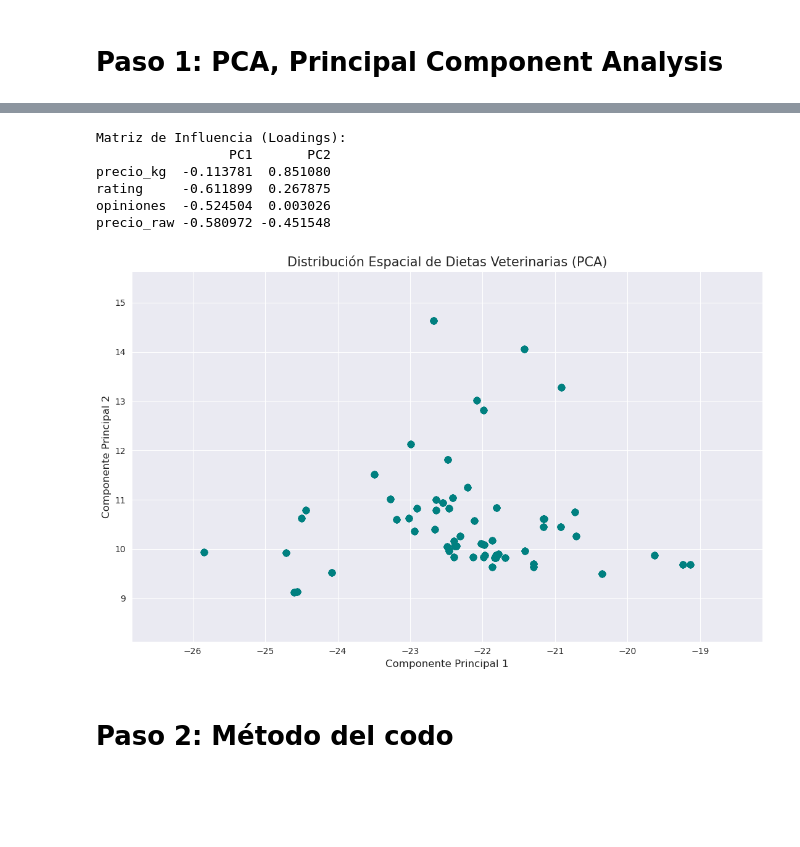
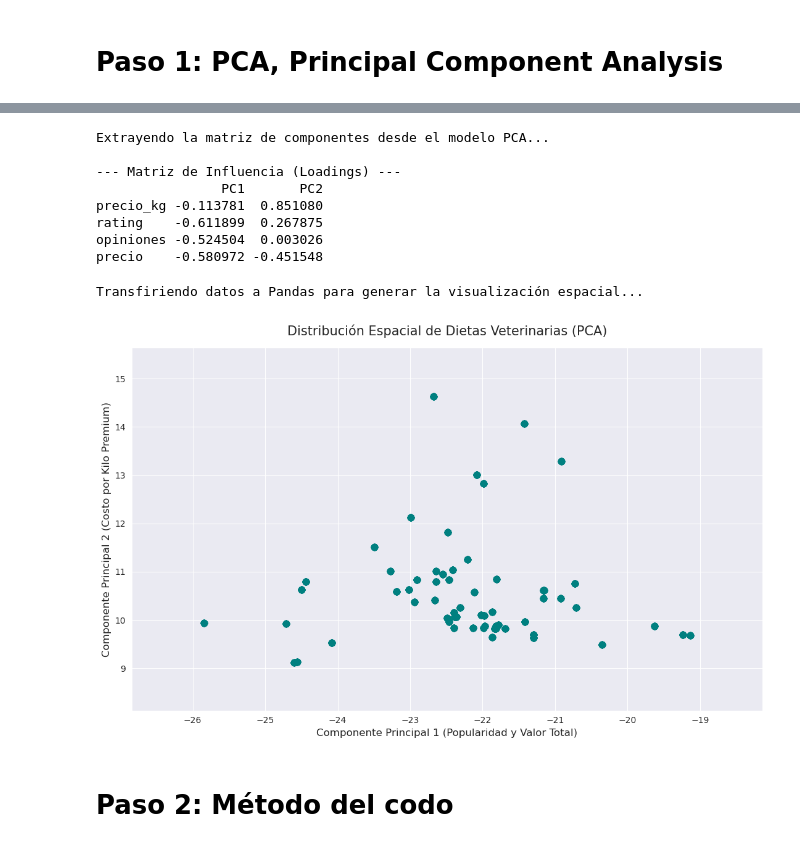
Before and after one commit to IICG-Coquimbo/practica-proyecto-equipo-agrotech, a Jupyter notebook: semanas/Semana 10/Clustering.ipynb, the cells around one changed output, grey strips where cells are left out. Saved outputs shown, nothing was run; the diff lists cells and outputs as text; code cells hidden in the pictures; blank space fills up the shorter version.

```diff
--- a/semanas/Semana 10/Clustering.ipynb
+++ b/semanas/Semana 10/Clustering.ipynb
@@ -107,19 +142,26 @@ only showing top 5 rows
 # %%
 from pyspark.ml.feature import VectorAssembler, StandardScaler, PCA
 
-# 1. Vectorizamos las columnas numéricas
+print("Ejecutando pipeline de preparación: Vectorización, Escalamiento y Reducción de Dimensiones (PCA)...")
+
+# 1. Vectorizamos las columnas numéricas clave de df_clustering
+# Ajustamos 'precio_raw' a 'precio' para que coincida con tu esquema de Atlas
 assembler = VectorAssembler(
-    inputCols=["precio_kg", "rating", "opiniones","precio_raw"],
+    inputCols=["precio_kg", "rating", "opiniones", "precio"],
     outputCol="features"
 )
 df_vector = assembler.transform(df_clustering)
 
-# 2. Escalamos los datos (K-Means es sensible a la escala)
-scaler = StandardScaler(inputCol="features", outputCol="scaledFeatures")
+# 2. Escalamos los datos (K-Means calcula distancias euclidianas, por lo que la escala es crítica)
+scaler = StandardScaler(inputCol="features", outputCol="scaledFeatures", withStd=True, withMean=False)
 scaler_model = scaler.fit(df_vector)
 df_scaled = scaler_model.transform(df_vector)
 
-# 3. PCA para reducir a 2 componentes (visualización)
+# 3. Aplicamos PCA para reducir a 2 componentes principales (Ideal para graficar en 2D)
 pca = PCA(k=2, inputCol="scaledFeatures", outputCol="pcaFeatures")
 pca_model = pca.fit(df_scaled)
 df_pca = pca_model.transform(df_scaled)
+
+print("¡Procesamiento PCA completado con éxito!")
+# Mostramos cómo quedaron los componentes principales mapeados
+df_pca.select("features", "scaledFeatures", "pcaFeatures").show(5, truncate=False)
@@ -126,65 +181,75 @@ df_pca = pca_model.transform(df_scaled)
 # %%
-# Extraemos la matriz de componentes
-# Cada fila es una variable, cada columna es un componente (PC1, PC2)
+import pandas as pd  # <--- ¡Esta es la línea que faltaba!
+
+print("Extrayendo la matriz de componentes desde el modelo PCA...")
+
+# 1. Extraemos las cargas (loadings) del modelo ajustado en la celda anterior
 loadings = pca_model.pc.toArray()
 
-# Creamos un DataFrame para visualizarlo mejor
-import pandas as pd
-variables = ["precio_kg", "rating", "opiniones", "precio_raw"]
+# 2. Definimos las variables en el orden exacto en que alimentaron al VectorAssembler
+variables = ["precio_kg", "rating", "opiniones", "precio"]
+
+# 3. Creamos el DataFrame de Pandas para visualizar el peso de cada variable en PC1 y PC2
 pc_loadings = pd.DataFrame(loadings, columns=['PC1', 'PC2'], index=variables)
 
-print("Matriz de Influencia (Loadings):")
+print("\n--- Matriz de Influencia (Loadings) ---")
 print(pc_loadings)
 # %% [output]
-Matriz de Influencia (Loadings):
-                 PC1       PC2
-precio_kg  -0.113781  0.851080
-rating     -0.611899  0.267875
-opiniones  -0.524504  0.003026
-precio_raw -0.580972 -0.451548
+Extrayendo la matriz de componentes desde el modelo PCA...
+
+--- Matriz de Influencia (Loadings) ---
+                PC1       PC2
+precio_kg -0.113781  0.851080
+rating    -0.611899  0.267875
+opiniones -0.524504  0.003026
+precio    -0.580972 -0.451548
 # %%
 import pandas as pd
 import seaborn as sns
 import matplotlib.pyplot as plt
 import numpy as np
 
-# 1. Extraemos solo las componentes y la marca (sin buscar 'prediction')
-# Usamos 'marca' porque es lo que sugería tu log de error
-pdf_pca_raw = df_pca.select("pcaFeatures", "marca").toPandas()
+print("Transfiriendo datos a Pandas para generar la visualización espacial...")
 
-# 2. Convertimos el vector de Spark a columnas PC1 y PC2
+# 1. Ajustado: Seleccionamos 'marca_cat' en lugar de la columna de texto 'marca'
+pdf_pca_raw = df_pca.select("pcaFeatures", "marca_cat").toPandas()
+
+# 2. Convertimos el vector de Spark a columnas numéricas independientes en Pandas (PC1 y PC2)
 pdf_pca_raw[['PC1', 'PC2']] = pd.DataFrame(pdf_pca_raw['pcaFeatures'].apply(lambda x: x.toArray()).tolist())
 
-# 3. Calculamos límites para centrar (percentiles 1-99 para evitar que el gráfico se vea "lejos")
+# 3. Calculamos límites inteligentes usando percentiles (1 y 99) para evitar deformaciones por outliers
 pc1_min, pc1_max = np.percentile(pdf_pca_raw['PC1'], [1, 99])
 pc2_min, pc2_max = np.percentile(pdf_pca_raw['PC2'], [1, 99])
 
-# 4. Graficamos sin etiquetas de grupo (un solo color)
+# 4. Configuramos el lienzo del gráfico
 plt.figure(figsize=(11, 7))
 sns.set_style("darkgrid")
 
+# Graficamos la distribución en color único (teal)
 sns.scatterplot(
     data=pdf_pca_raw,
     x='PC1',
     y='PC2',
-    color='teal',    # Color único para todos los puntos
+    color='teal',
     s=60,
-    alpha=0.5,       # Transparencia para ver dónde hay más densidad de productos
+    alpha=0.6,       # Opacidad para notar dónde se acumulan más los sacos de alimento
     edgecolor=None
 )
 
-# 5. Aplicamos el centrado
+# 5. Aplicamos los límites de zoom dinámicos
 plt.xlim(pc1_min - 1, pc1_max + 1)
 plt.ylim(pc2_min - 1, pc2_max + 1)
 
-plt.title('Distribución Espacial de Dietas Veterinarias (PCA)', fontsize=15)
-plt.xlabel('Componente Principal 1', fontsize=12)
-plt.ylabel('Componente Principal 2', fontsize=12)
+# Títulos y etiquetas claras con la interpretación de los Loadings que descubrimos
+plt.title('Distribución Espacial de Dietas Veterinarias (PCA)', fontsize=15, pad=15)
+plt.xlabel('Componente Principal 1 (Popularidad y Valor Total)', fontsize=12)
+plt.ylabel('Componente Principal 2 (Costo por Kilo Premium)', fontsize=12)
 
 plt.tight_layout()
 plt.show()
 # %% [output]
+Transfiriendo datos a Pandas para generar la visualización espacial...
-[figure, old version]
+[figure, new version]
 # %% [markdown]
 # Paso 2: Método del codo
 # %%
```
Also changed, not shown: parts of 11 cells of this notebook, 6 other files.
